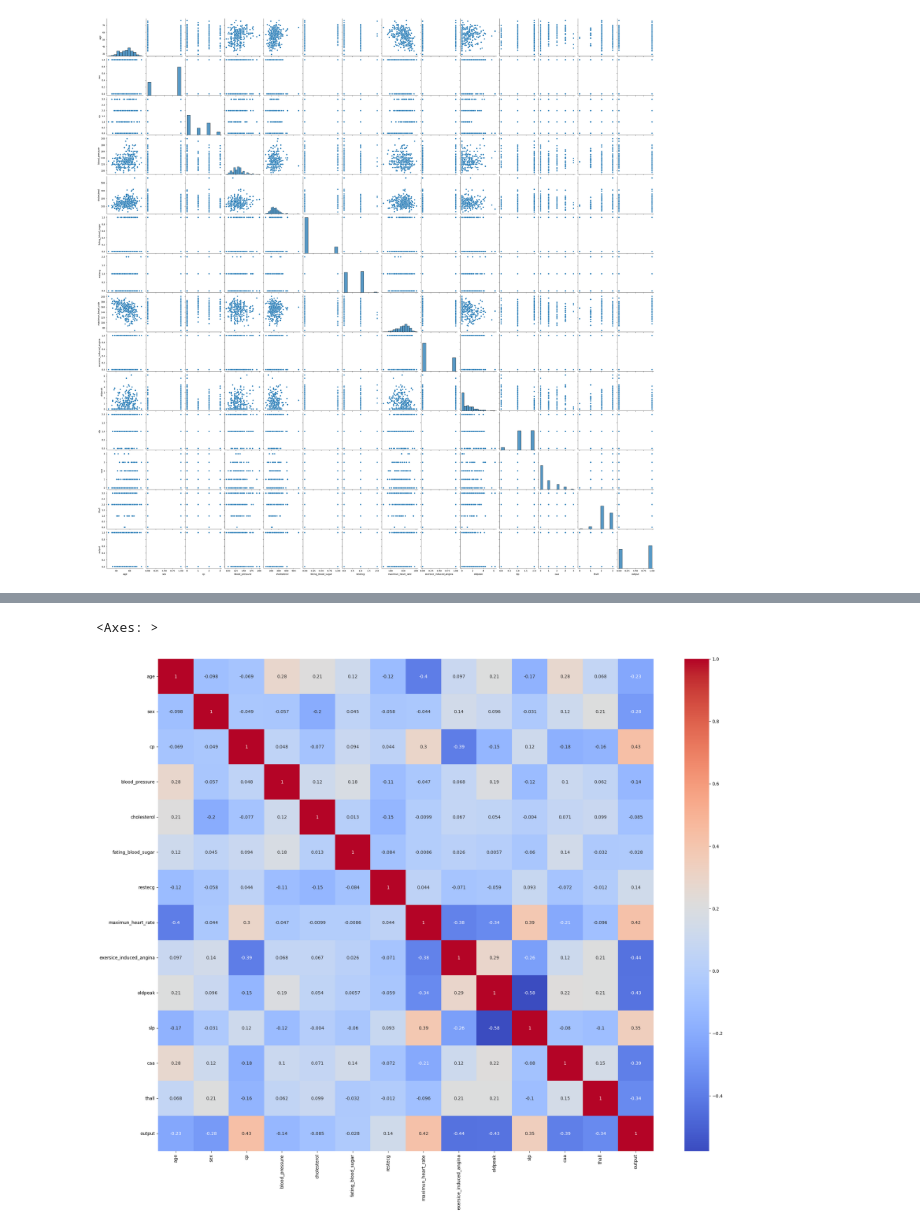
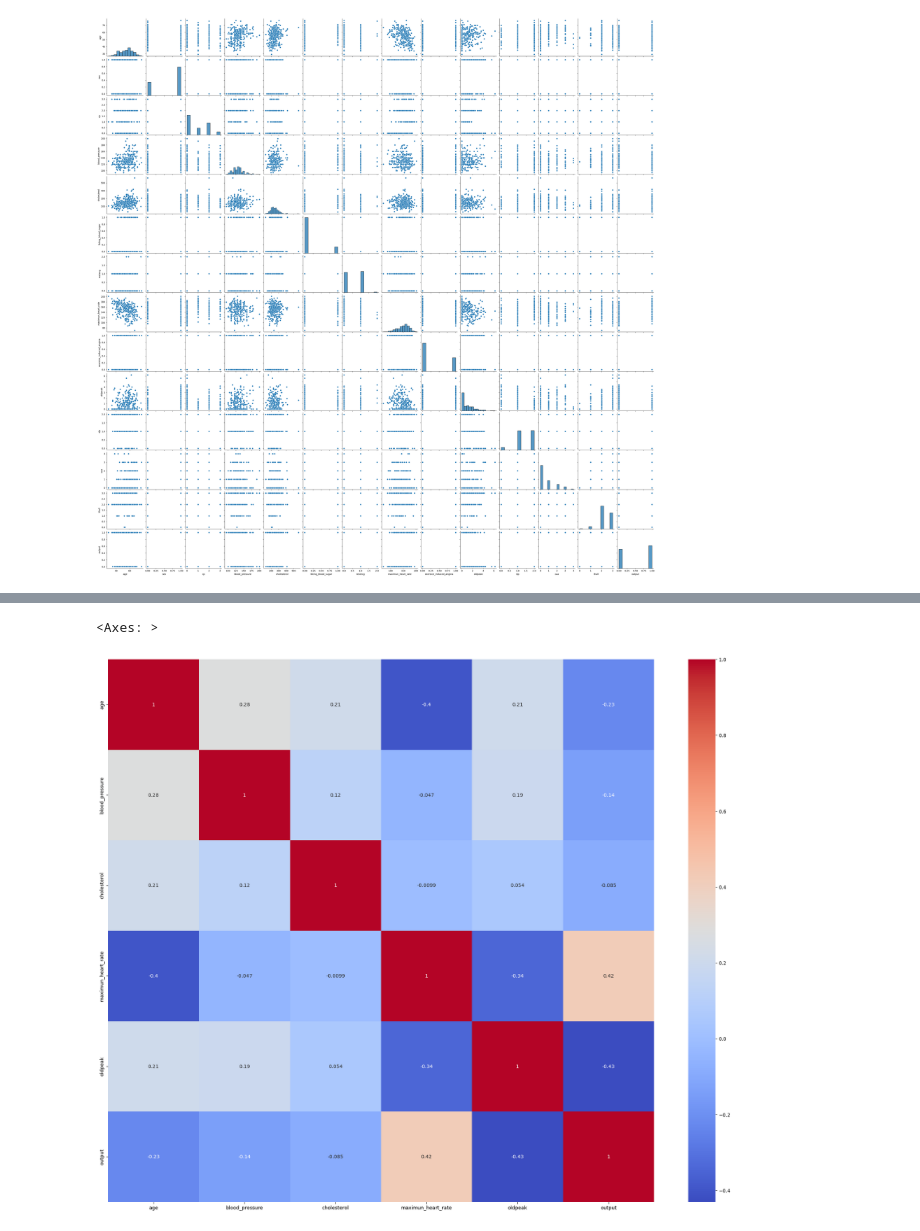
Before and after one commit to RamiroLedezma/EDA_PROJECTS, a Jupyter notebook: Heart Attack Analysis & Prediction/Heart_Attack.ipynb, the cells around one changed output, grey strips where cells are left out. Saved outputs shown, nothing was run; the diff lists cells and outputs as text; code cells hidden in the pictures.

```diff
--- a/Heart Attack Analysis & Prediction/Heart_Attack.ipynb
+++ b/Heart Attack Analysis & Prediction/Heart_Attack.ipynb
@@ -161,0 +169,3 @@ sns.pairplot(df)
+# %%
+categorical_cols = ['sex','exersice_induced_angina','caa','cp','fating_blood_sugar','restecg','slp','thall']
+continuos_cols = ["age","blood_pressure","cholesterol","maximun_heart_rate","oldpeak", "output"]
@@ -162,6 +177,6 @@ sns.pairplot(df)
 # %%
 fig = plt.subplots(figsize=(25, 20))
-sns.heatmap(df.corr(), annot=True, cmap='coolwarm')
+sns.heatmap(df[continuos_cols].corr(), annot=True, cmap='coolwarm')
 # %% [output]
 <Axes: >
-[figure, old version]
+[figure, new version]
```
Also changed, not shown: parts of 9 cells of this notebook.
